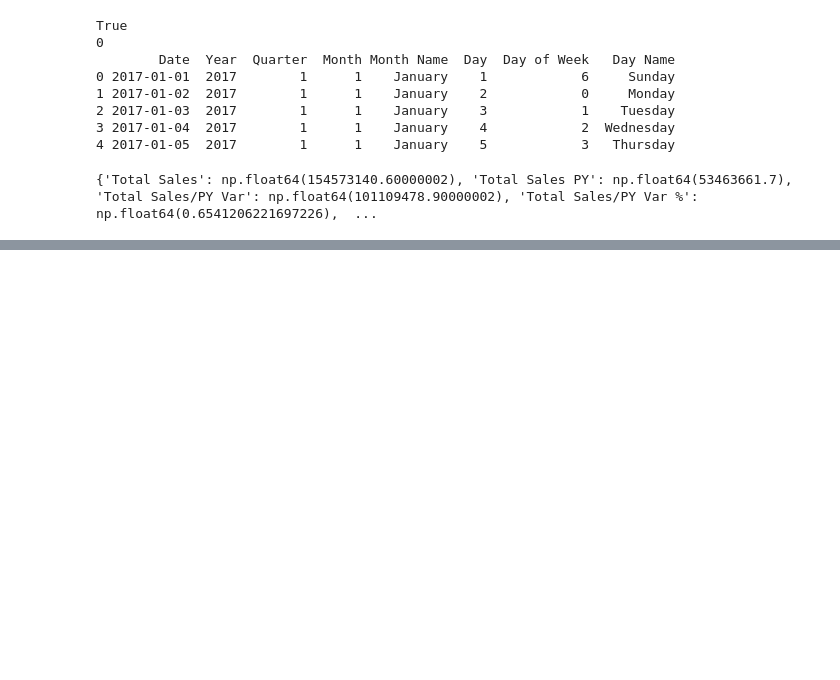
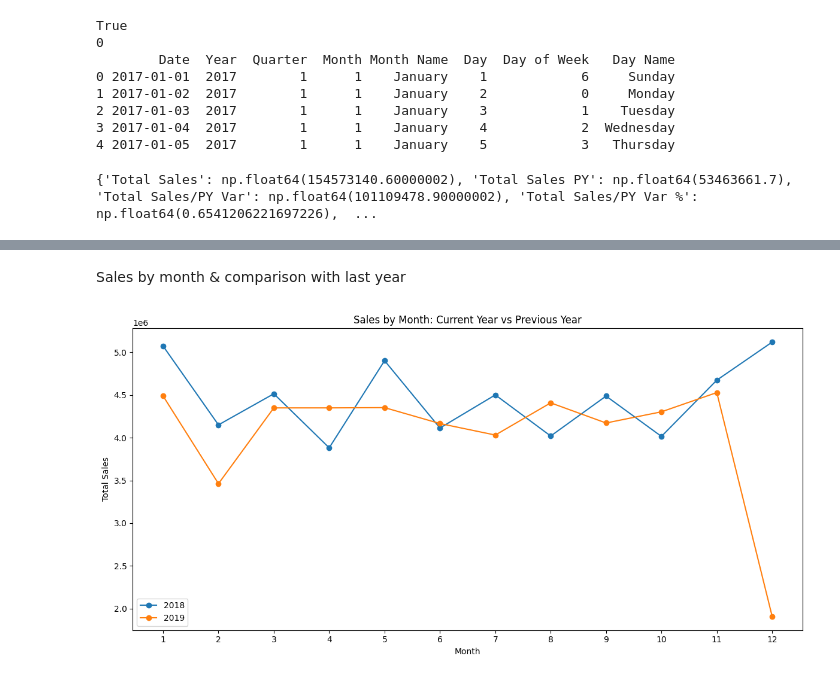
Before and after one commit to Hafid-stack/sales-analysis-python, a Jupyter notebook: project.ipynb, the cells around one changed output, grey strips where cells are left out. Saved outputs shown, nothing was run; the diff lists cells and outputs as text; code cells hidden in the pictures; blank space fills up the shorter version.

```diff
--- a/project.ipynb
+++ b/project.ipynb
@@ -181,0 +254,19 @@ print(measures)
+# %% [markdown]
+Sales by month & comparison with last year
+# %%
+df['Month'] = df['OrderDate'].dt.month
+
+# Aggregate sales by year and month
+sales_month = df.groupby(['Year', 'Month'])['Total Sales'].sum().unstack(level=0).fillna(0)
+
+# Plot
+sales_month[[prev_year, current_year]].plot(kind='line', marker='o', figsize=(12,6))
+plt.title("Sales by Month: Current Year vs Previous Year")
+plt.xlabel("Month")
+plt.ylabel("Total Sales")
+plt.xticks(range(1,13))
+plt.legend([f"{prev_year}", f"{current_year}"])
+plt.tight_layout()
+plt.show()
+# %% [output]
+[figure, added]
```
Also changed, not shown: parts of 23 cells of this notebook.
